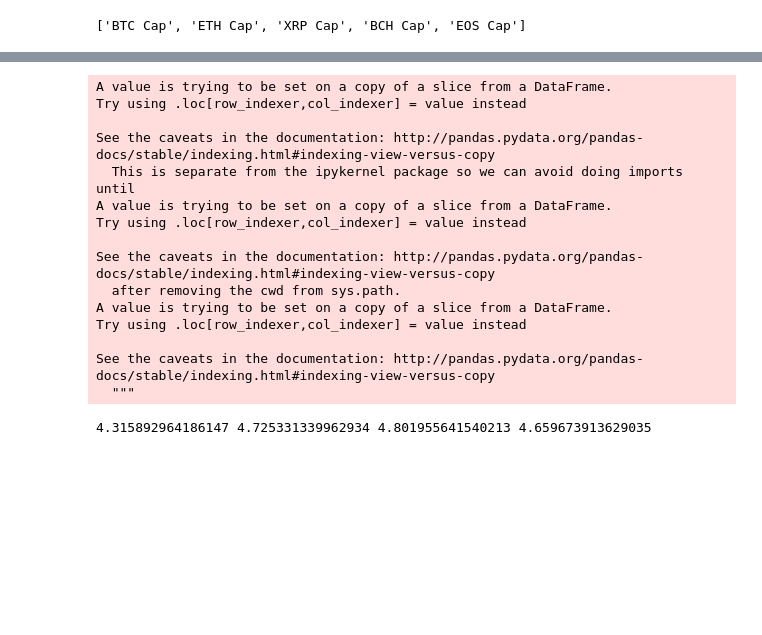
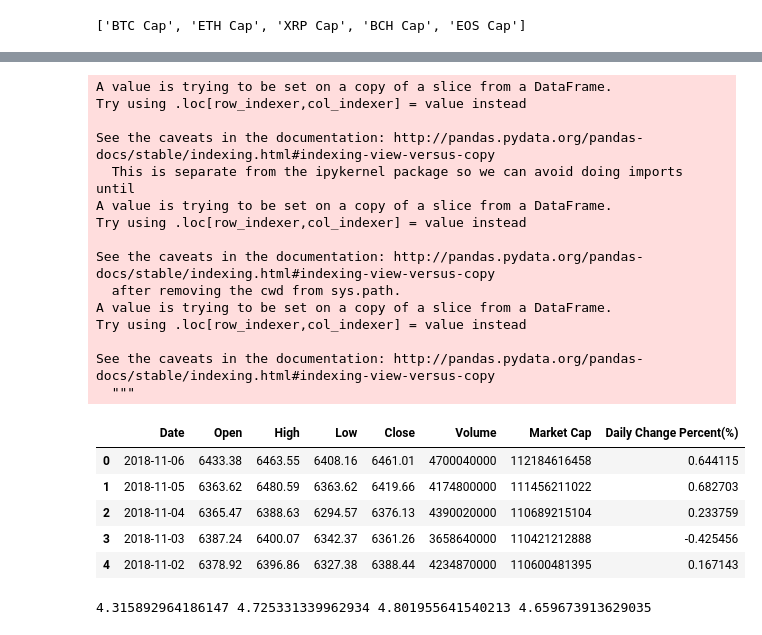
Before and after one commit to emilyrcoffield/CryptoDataScientist, a Jupyter notebook: Crypto data/Crypto Data.ipynb, the cells around one changed output, grey strips where cells are left out. Cells and saved outputs as stored; diff of their text form; code cells hidden in the pictures; blank space fills up the shorter version.

```diff
--- a/Crypto data/Crypto Data.ipynb
+++ b/Crypto data/Crypto Data.ipynb
@@ -185,25 +185,33 @@ plt.show()
 # %%
 #Percentage change and create a new data frame
 df_btc_2y["Daily Change Percent(%)"] = ((df_btc_2y["Close"] - df_btc_2y["Close"].shift(-1))/df_btc_2y["Close"].shift(-1))*100
 df_btc_1y["Daily Change Percent(%)"] = ((df_btc_1y["Close"] - df_btc_1y["Close"].shift(-1))/df_btc_1y["Close"].shift(-1))*100
 df_btc_6m["Daily Change Percent(%)"] = ((df_btc_6m["Close"] - df_btc_6m["Close"].shift(-1))/df_btc_6m["Close"].shift(-1))*100
 df_btc_1m["Daily Change Percent(%)"] = ((df_btc_1m["Close"] - df_btc_1m["Close"].shift(-1))/df_btc_6m["Close"].shift(-1))*100
+
+df_btc_1m.head()
 # %% [output]
 A value is trying to be set on a copy of a slice from a DataFrame.
 Try using .loc[row_indexer,col_indexer] = value instead
 
 See the caveats in the documentation: http://pandas.pydata.org/pandas-docs/stable/indexing.html#indexing-view-versus-copy
   This is separate from the ipykernel package so we can avoid doing imports until
 A value is trying to be set on a copy of a slice from a DataFrame.
 Try using .loc[row_indexer,col_indexer] = value instead
 
 See the caveats in the documentation: http://pandas.pydata.org/pandas-docs/stable/indexing.html#indexing-view-versus-copy
   after removing the cwd from sys.path.
 A value is trying to be set on a copy of a slice from a DataFrame.
 Try using .loc[row_indexer,col_indexer] = value instead
 
 See the caveats in the documentation: http://pandas.pydata.org/pandas-docs/stable/indexing.html#indexing-view-versus-copy
   """
+|  | Date | Open | High | Low | Close | Volume | Market Cap | Daily Change Percent(%) |
+| 0 | 2018-11-06 | 6433.38 | 6463.55 | 6408.16 | 6461.01 | 4700040000 | 112184616458 | 0.644115 |
+| 1 | 2018-11-05 | 6363.62 | 6480.59 | 6363.62 | 6419.66 | 4174800000 | 111456211022 | 0.682703 |
+| 2 | 2018-11-04 | 6365.47 | 6388.63 | 6294.57 | 6376.13 | 4390020000 | 110689215104 | 0.233759 |
+| 3 | 2018-11-03 | 6387.24 | 6400.07 | 6342.37 | 6361.26 | 3658640000 | 110421212888 | -0.425456 |
+| 4 | 2018-11-02 | 6378.92 | 6396.86 | 6327.38 | 6388.44 | 4234870000 | 110600481395 | 0.167143 |
 # %%
 #numpy.std- Standard Deviation
 
```
Also changed, not shown: parts of 3 cells of this notebook, 2 other files.
